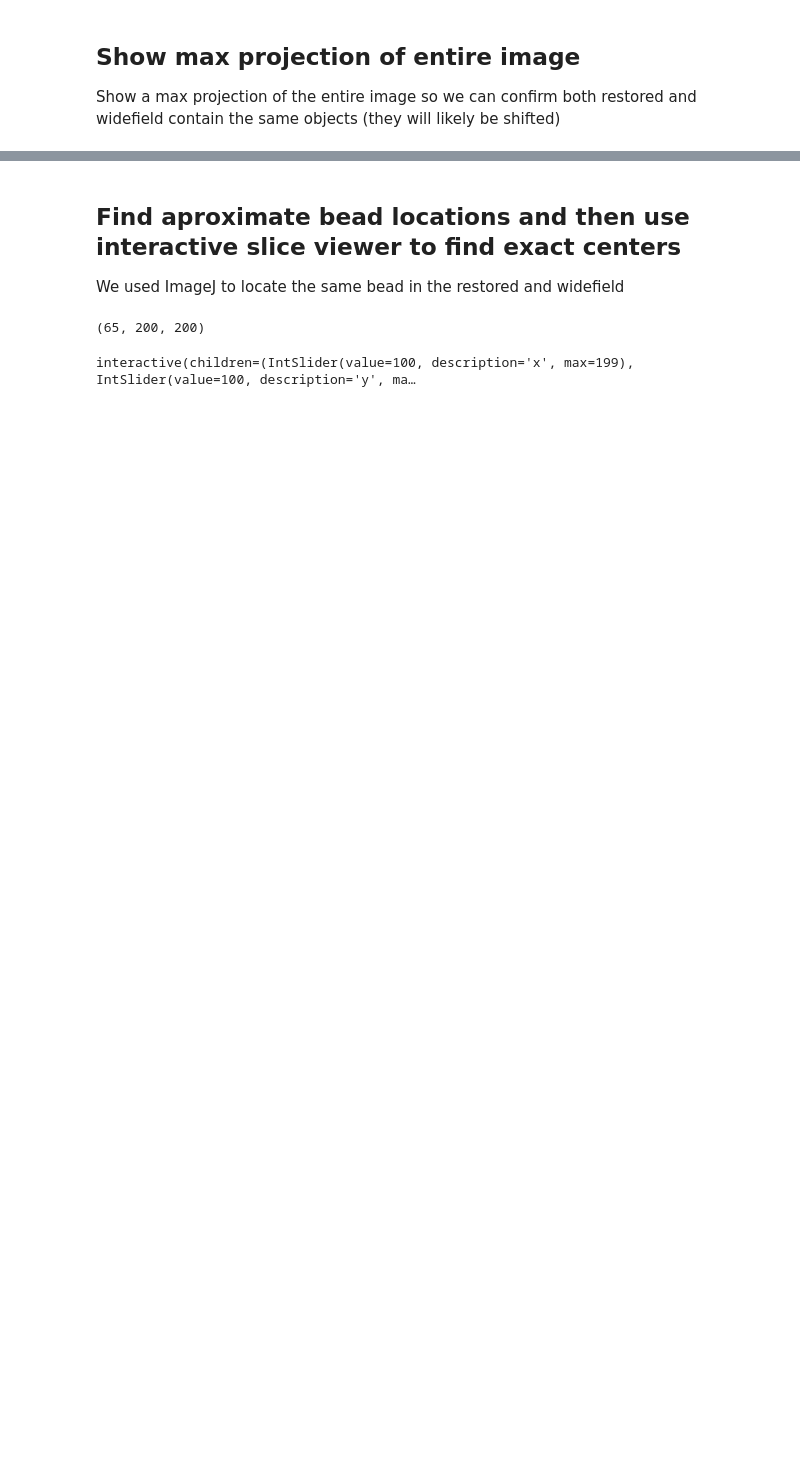
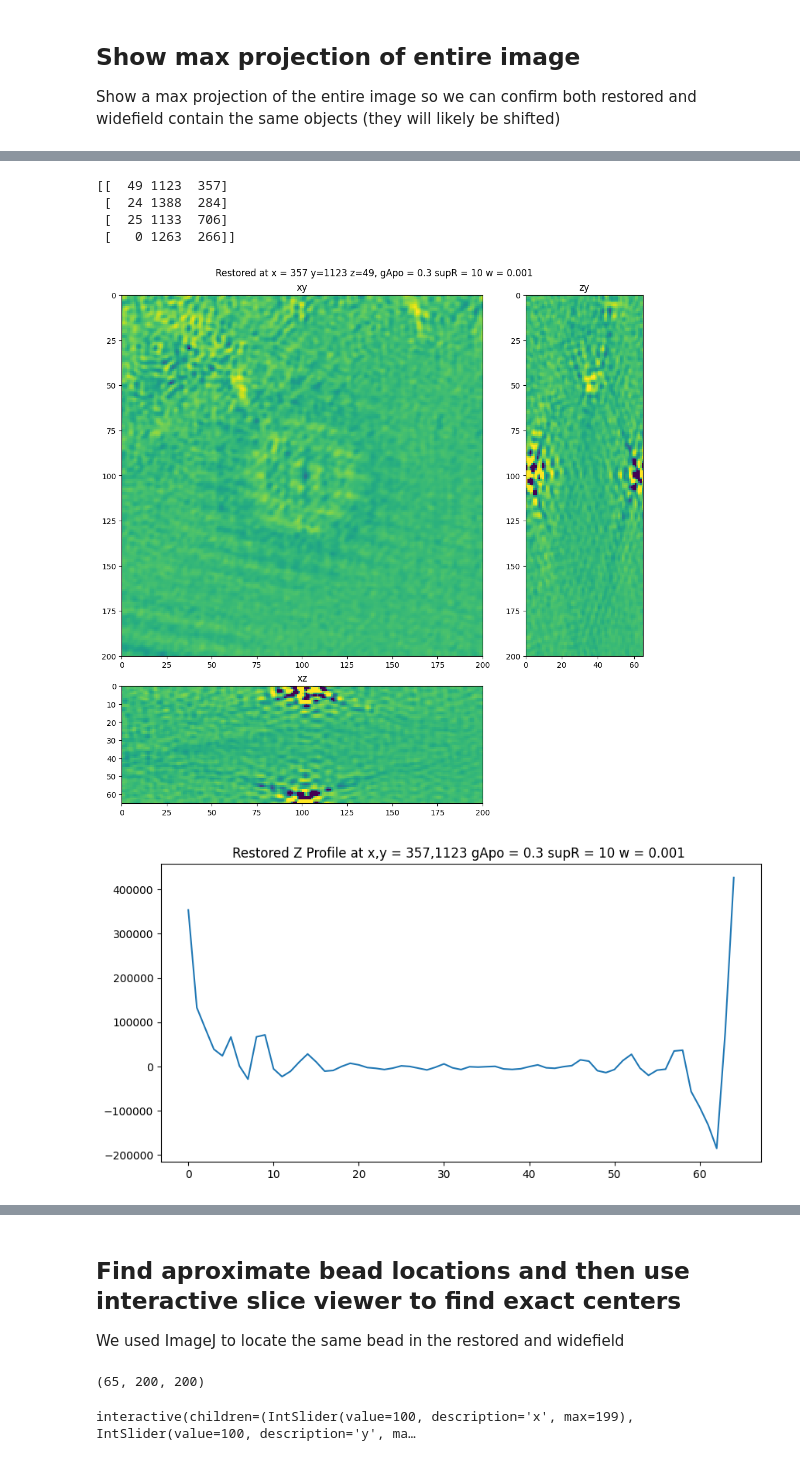
Before and after one commit to True-North-Intelligent-Algorithms/simrecon, a Jupyter notebook: notebooks/analysis/visualize_beads.ipynb, the cells around one changed output, grey strips where cells are left out. Drawn from its saved outputs; the diff is of its cells as text; code cells hidden in the pictures; blank space fills up the shorter version.

```diff
--- a/notebooks/analysis/visualize_beads.ipynb
+++ b/notebooks/analysis/visualize_beads.ipynb
@@ -37,0 +80,49 @@ fig = show_xyz_max(widefield, sxy=sxy, sz=sz, vmax = widefield.max())
+# %%
+if get_beads_from_user:
+
+    points_restored=viewer.layers['points restored'].data
+    points_restored = points_restored.astype('uint16')
+    print(points_restored)
+    np.save('./points_restored.npy', points_restored)
+else:
+    points_restored = np.load('points_restored.npy')
+
+print(points_restored)
+# %% [output]
+[[  49 1123  357]
+ [  24 1388  284]
+ [  25 1133  706]
+ [   0 1263  266]]
+# %%
+from tnia.plotting.interactive_projections import show_xyz_slice_interactive, show_xyz_slice
+import matplotlib.pyplot as plt
+
+def get_center_crop(data, yc, xc, w, h):
+    index = np.s_[:,yc-h:yc+h,xc-w:xc+w]
+    return data[index]
+
+params_string = 'gApo = {} supR = {} w = {}'.format(gApo, supR, w)
+params_path = os.path.join(figure_path, params_string)
+
+if not os.path.exists(params_path):
+    os.makedirs(params_path)
+
+for point in points_restored:
+    zcr, ycr, xcr = point
+    wr, hr = 100, 100
+
+    restored_crop = get_center_crop(restored, ycr,xcr,hr, wr)
+    #restored_crop = restored_crop - restored_crop.min()+1
+    fig = show_xyz_slice(restored_crop, wr, hr, zcr, gamma=0.5)
+    fig.suptitle('Restored at x = {} y={} z={}, gApo = {} supR = {} w = {}'.format(xcr, ycr, zcr, gApo, supR, w))
+    fig.savefig(os.path.join(params_path, 'restored_{}_{}_{}.png'.format(xcr, ycr, zcr)))
+
+    z_profile_restored = restored_crop[:,hr,wr]
+
+    fig, ax = plt.subplots(1,1, figsize=(10,5))
+    ax.plot(z_profile_restored)
+    ax.set_title('Restored Z Profile at x,y = {},{} gApo = {} supR = {} w = {} '.format(xcr, ycr, gApo, supR, w))
+    fig.savefig(os.path.join(params_path, 'restored_z_profile_{}_{}.png'.format(xcr, ycr)))
+# %% [output]
+[figure, added]
+[figure, added]
```
Also changed, not shown: parts of 10 cells of this notebook, 1 other file.
